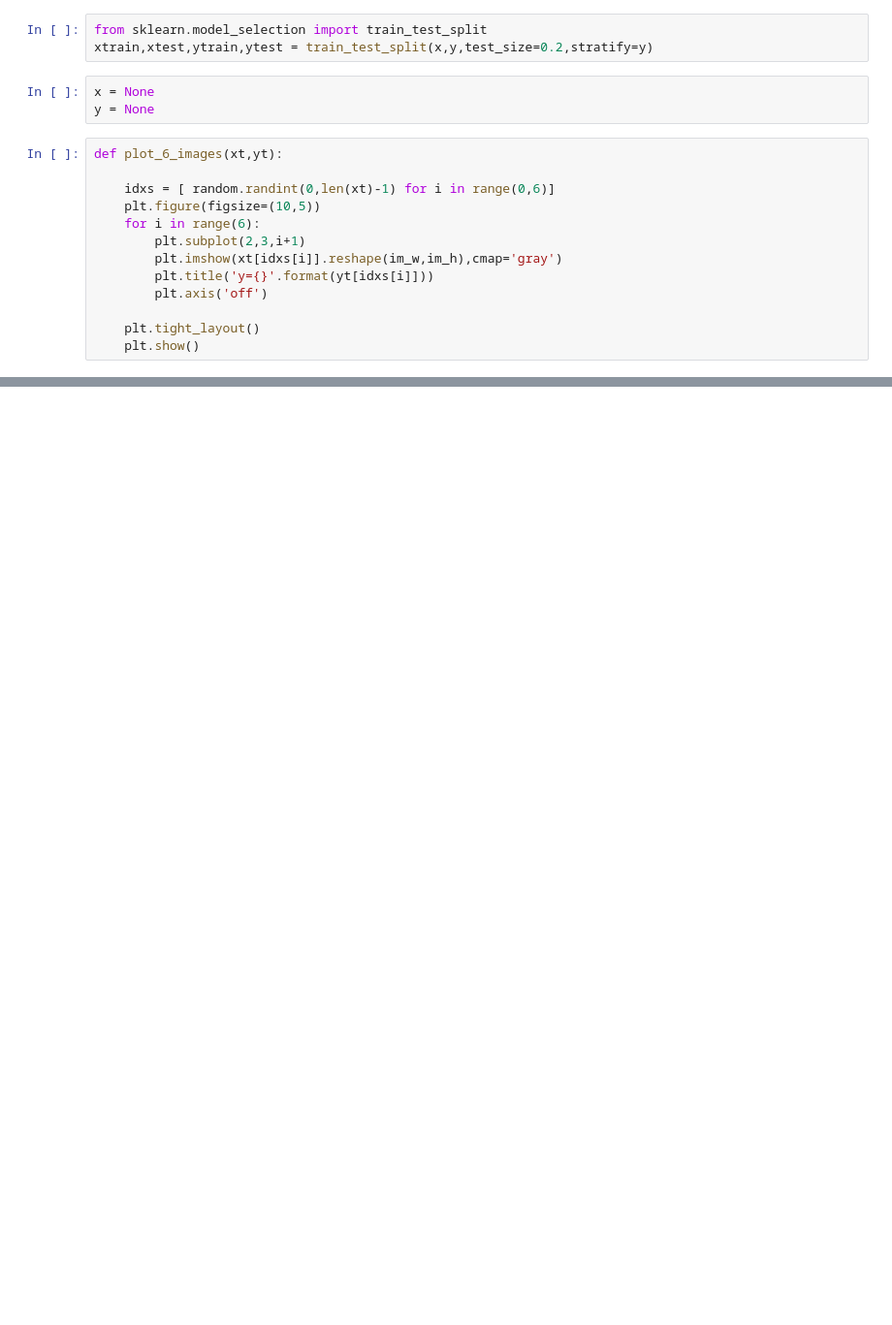
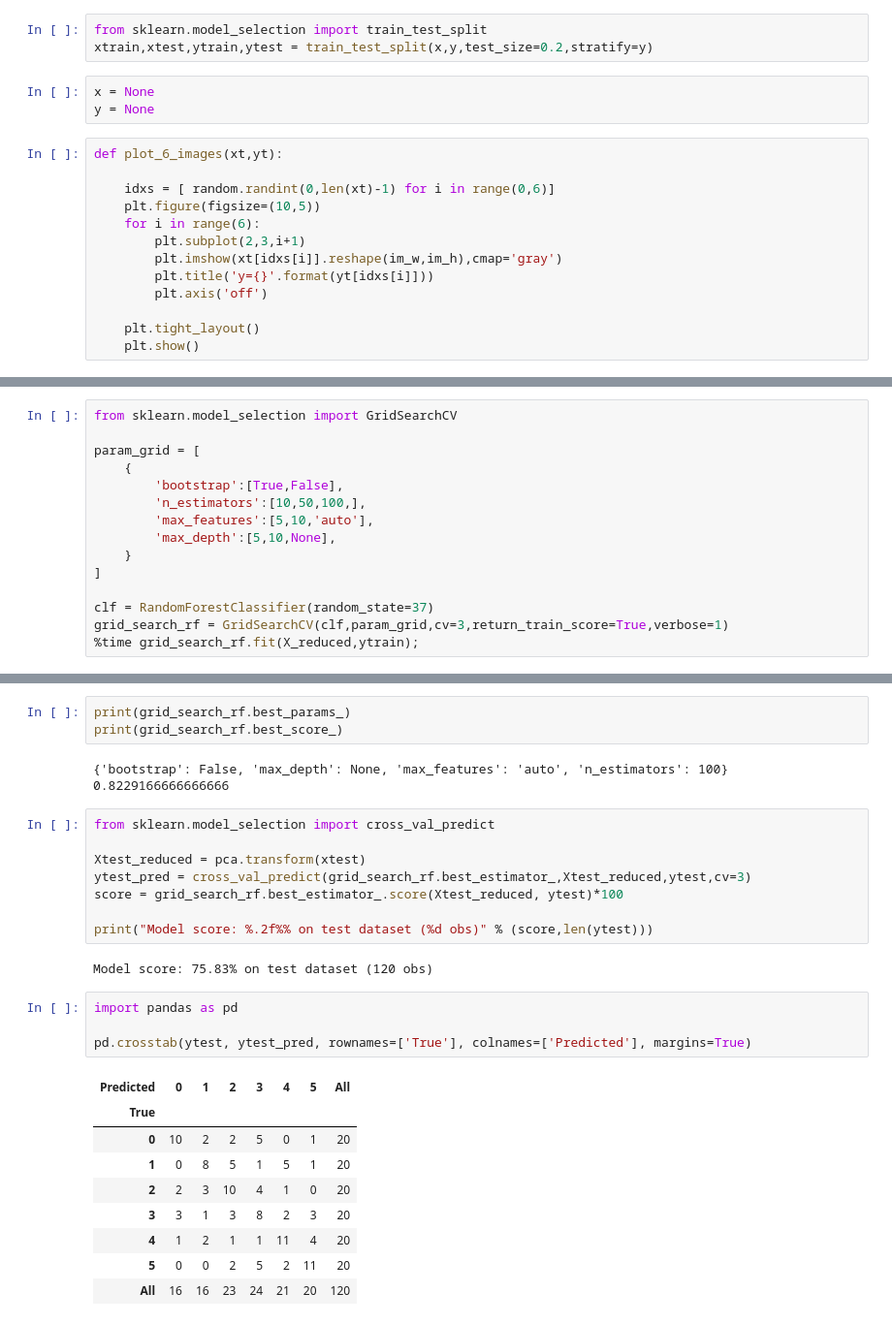
Before and after one commit to terman37/Neural_Networks_Counting_Fingers, a Jupyter notebook: training/ml_classifier_training.ipynb, the cells around one changed output, grey strips where cells are left out. Shown at 97% size. Drawn from its saved outputs; the diff is of its cells as text; blank space fills up the shorter version.

```diff
--- a/training/ml_classifier_training.ipynb
+++ b/training/ml_classifier_training.ipynb
@@ -118,0 +119,15 @@ RandomForest     : [0.90909091 0.89772727 0.90909091] Score :  Worst: 0.8977
+# %%
+from sklearn.model_selection import GridSearchCV
+
+param_grid = [
+    {
+        'bootstrap':[True,False],
+        'n_estimators':[10,50,100,],
+        'max_features':[5,10,'auto'],
+        'max_depth':[5,10,None],
+    }
+]
+
+clf = RandomForestClassifier(random_state=37)
+grid_search_rf = GridSearchCV(clf,param_grid,cv=3,return_train_score=True,verbose=1)
+%time grid_search_rf.fit(X_reduced,ytrain);
@@ -118,0 +156,30 @@ RandomForest     : [0.90909091 0.89772727 0.90909091] Score :  Worst: 0.8977
+# %%
+print(grid_search_rf.best_params_)
+print(grid_search_rf.best_score_)
+# %% [output]
+{'bootstrap': False, 'max_depth': None, 'max_features': 'auto', 'n_estimators': 100}
+0.8229166666666666
+# %%
+from sklearn.model_selection import cross_val_predict
+
+Xtest_reduced = pca.transform(xtest)
+ytest_pred = cross_val_predict(grid_search_rf.best_estimator_,Xtest_reduced,ytest,cv=3)
+score = grid_search_rf.best_estimator_.score(Xtest_reduced, ytest)*100
+
+print("Model score: %.2f%% on test dataset (%d obs)" % (score,len(ytest)))
+# %% [output]
+Model score: 75.83% on test dataset (120 obs)
+# %%
+import pandas as pd
+
+pd.crosstab(ytest, ytest_pred, rownames=['True'], colnames=['Predicted'], margins=True)
+# %% [output]
+| Predicted | 0 | 1 | 2 | 3 | 4 | 5 | All |
+| True |  |  |  |  |  |  |  |
+| 0 | 10 | 2 | 2 | 5 | 0 | 1 | 20 |
+| 1 | 0 | 8 | 5 | 1 | 5 | 1 | 20 |
+| 2 | 2 | 3 | 10 | 4 | 1 | 0 | 20 |
+| 3 | 3 | 1 | 3 | 8 | 2 | 3 | 20 |
+| 4 | 1 | 2 | 1 | 1 | 11 | 4 | 20 |
+| 5 | 0 | 0 | 2 | 5 | 2 | 11 | 20 |
+| All | 16 | 16 | 23 | 24 | 21 | 20 | 120 |
```
Also changed, not shown: parts of 12 cells of this notebook, 2 other files.
